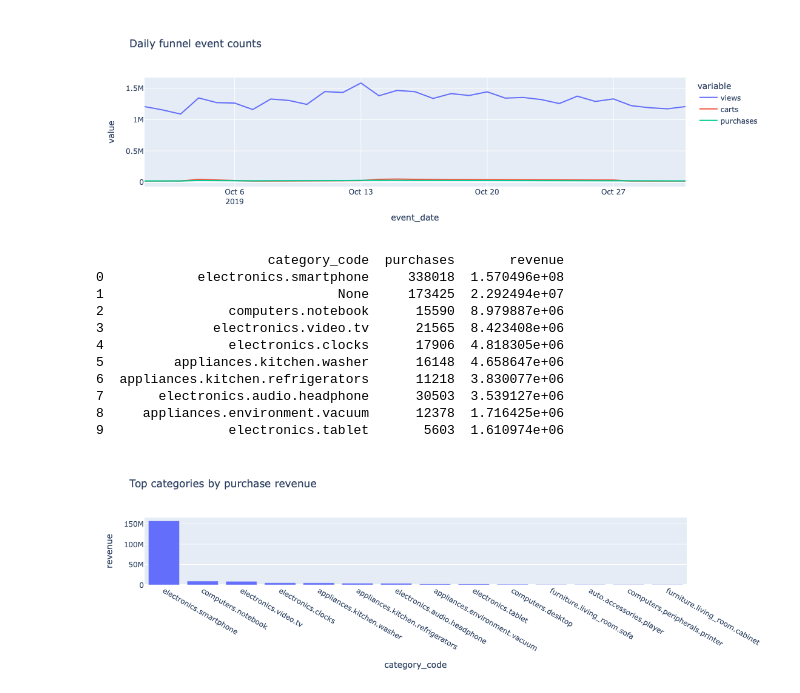
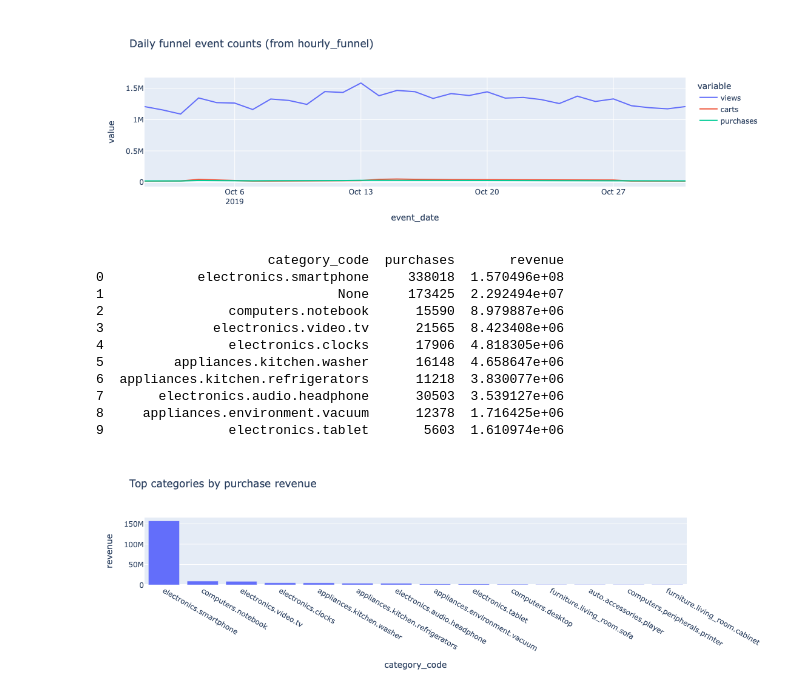
Before and after one commit to Devam0908/DATA605_Spring2026_Clickhouse_user_engagement_prediction, a Jupyter notebook: class_project/data605/Spring2026/projects/UmdTask382_DATA605_Spring2026_Clickhouse_user_engagement_prediction/notebooks/clickhouse.API.ipynb, the cells around one changed output. Saved outputs shown, nothing was run; the diff lists cells and outputs as text; code cells hidden in the pictures.

Commit message:
Changed the hourly_funnel Table creation and query_df function

```diff
--- a/class_project/data605/Spring2026/projects/UmdTask382_DATA605_Spring2026_Clickhouse_user_engagement_prediction/notebooks/clickhouse.API.ipynb
+++ b/class_project/data605/Spring2026/projects/UmdTask382_DATA605_Spring2026_Clickhouse_user_engagement_prediction/notebooks/clickhouse.API.ipynb
@@ -164,39 +170,91 @@ Step 4/10: Minimal sanity checks on typed data
 # %%
-print("Step 5/10: OLAP analytics (funnel + top categories/brands)")
+print("Step 5/9: hourly_funnel (MV + backfill) + daily funnel from rollup + top categories")
 
-# Query 1 (q_funnel): Daily funnel counts + purchase-per-view rate.
-q_funnel = """
+HOURLY_FUNNEL_SELECT = """
+SELECT
+  toStartOfHour(event_time_dt) AS event_hour,
+  countIf(event_type = 'view') AS views,
+  countIf(event_type = 'cart') AS carts,
+  countIf(event_type = 'purchase') AS purchases
+FROM events_typed
+GROUP BY event_hour
+"""
+
+client.execute("DROP TABLE IF EXISTS hourly_funnel")
+client.execute(
+    """
+    CREATE TABLE hourly_funnel
+    (
+      event_hour DateTime,
+      views UInt64,
+      carts UInt64,
+      purchases UInt64
+    )
+    ENGINE = SummingMergeTree
+    ORDER BY (event_hour)
+    """
+)
+
+client.execute("DROP VIEW IF EXISTS mv_hourly_funnel")
+client.execute(
+    f"""
+    CREATE MATERIALIZED VIEW mv_hourly_funnel
+    TO hourly_funnel
+    AS
+    {HOURLY_FUNNEL_SELECT}
+    """
+)
+
+client.execute("TRUNCATE TABLE hourly_funnel")
+client.execute(f"INSERT INTO hourly_funnel {HOURLY_FUNNEL_SELECT}")
+
+print_kv("hourly_funnel rows", client.execute("SELECT count() FROM hourly_funnel"))
+print("Preview hourly_funnel:")
+print(ch_df(client, "SELECT * FROM hourly_funnel ORDER BY event_hour LIMIT 5", ["event_hour", "views", "carts", "purchases"]))
+
+q_funnel_daily = """
 SELECT
   event_date,
-  countIf(event_type='view') AS views,
-  countIf(event_type='cart') AS carts,
-  countIf(event_type='purchase') AS purchases,
+  views,
+  carts,
+  purchases,
   purchases / nullIf(views, 0) AS purchase_per_view
-FROM events_typed
-GROUP BY event_date
+FROM (
+  SELECT
+    toDate(event_hour) AS event_date,
+    sum(views) AS views,
+    sum(carts) AS carts,
+    sum(purchases) AS purchases
+  FROM hourly_funnel
+  GROUP BY event_date
+)
 ORDER BY event_date
 LIMIT 31
 """
 
-df_funnel = ch_df(client, q_funnel, ["event_date","views","carts","purchases","purchase_per_view"])
+df_funnel = ch_df(
+    client,
+    q_funnel_daily,
+    ["event_date", "views", "carts", "purchases", "purchase_per_view"],
+)
 print(df_funnel.head(5))
 
-fig = px.line(df_funnel, x="event_date", y=["views","carts","purchases"], title="Daily funnel event counts")
+fig = px.line(df_funnel, x="event_date", y=["views", "carts", "purchases"], title="Daily funnel event counts (from hourly_funnel)")
 fig.show()
 
-# Query 2 (q_top_cat): Top categories ranked by purchase revenue.
+# Top categories still need event-level columns
 q_top_cat = """
 SELECT
   category_code,
-  countIf(event_type='purchase') AS purchases,
-  sumIf(price, event_type='purchase') AS revenue
+  countIf(event_type = 'purchase') AS purchases,
+  sumIf(price, event_type = 'purchase') AS revenue
 FROM events_typed
 GROUP BY category_code
 ORDER BY revenue DESC
 LIMIT 15
 """
 
-df_top_cat = ch_df(client, q_top_cat, ["category_code","purchases","revenue"])
+df_top_cat = ch_df(client, q_top_cat, ["category_code", "purchases", "revenue"])
 print(df_top_cat.head(10))
 
 fig2 = px.bar(df_top_cat, x="category_code", y="revenue", title="Top categories by purchase revenue")
@@ -206,10 +272,10 @@ Step 5/10: OLAP analytics (funnel + top categories/brands)
    event_date    views  carts  purchases  purchase_per_view
 0  2019-10-01  1208280  16658      19307           0.015979
 1  2019-10-02  1154591  17268      19469           0.016862
 2  2019-10-03  1088725  19323      19255           0.017686
 3  2019-10-04  1346320  43829      27041           0.020085
 4  2019-10-05  1271348  35497      23494           0.018480
-[figure, old version]
+[figure, new version]
                       category_code  purchases       revenue
 0            electronics.smartphone     338018  1.570496e+08
 1                              None     173425  2.292494e+07
```
Also changed, not shown: parts of 10 cells of this notebook, 1 other file.
